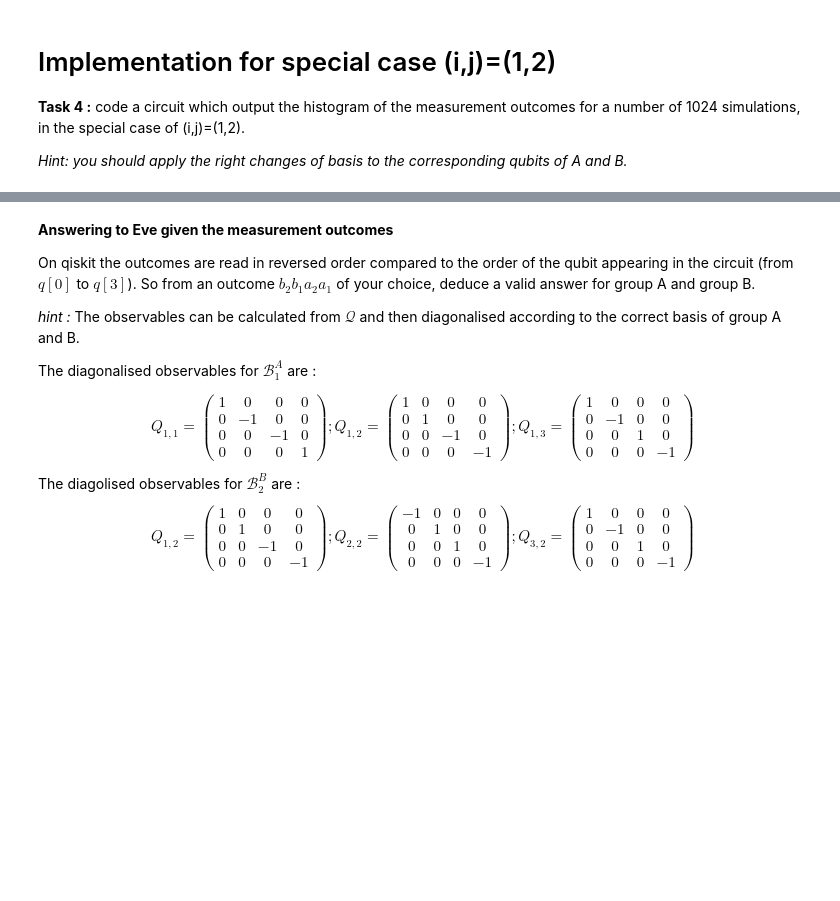
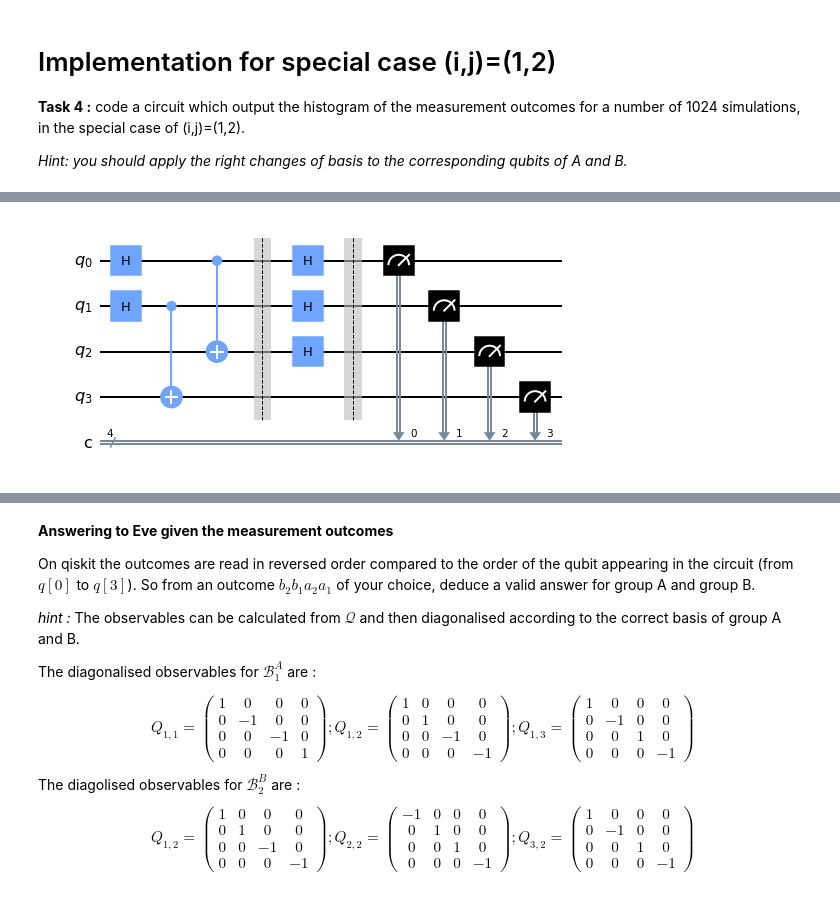
Before and after one commit to maximrepidgey/lauzhack-quantum-2022, a Jupyter notebook: Open challenge.ipynb, the cells around one changed output, grey strips where cells are left out. Cells and saved outputs as stored; diff of their text form; code cells hidden in the pictures; blank space fills up the shorter version.

```diff
--- a/Open challenge.ipynb
+++ b/Open challenge.ipynb
@@ -84,10 +93,10 @@ from IPython.display import display, Math
 # %%
-circuit = QuantumCircuit(4,1)
-circuit.h([0,1])
-circuit.cx(1,3)
-circuit.cx(0,2)
-circuit.barrier()
-circuit.draw('mpl')
+circuit_initial_state = QuantumCircuit(4,4)
+circuit_initial_state.h([0,1])
+circuit_initial_state.cx(1,3)
+circuit_initial_state.cx(0,2)
+circuit_initial_state.barrier()
+circuit_initial_state.draw('mpl')
 # %% [output]
 [figure]
 # %%
@@ -183,0 +218,12 @@ ibmqfactory.load_account:WARNING:2022-11-29 20:24:37,753: Credentials are alread
+# %%
+circuit = circuit_initial_state.copy()
+circuit.h([0,1])
+circuit.h(2)
+circuit.barrier()
+circuit.measure(0,0)
+circuit.measure(1,1)
+circuit.measure(2,2)
+circuit.measure(3,3)
+circuit.draw('mpl')
+# %% [output]
+[figure, added]
```
Also changed, not shown: parts of 12 cells of this notebook.
